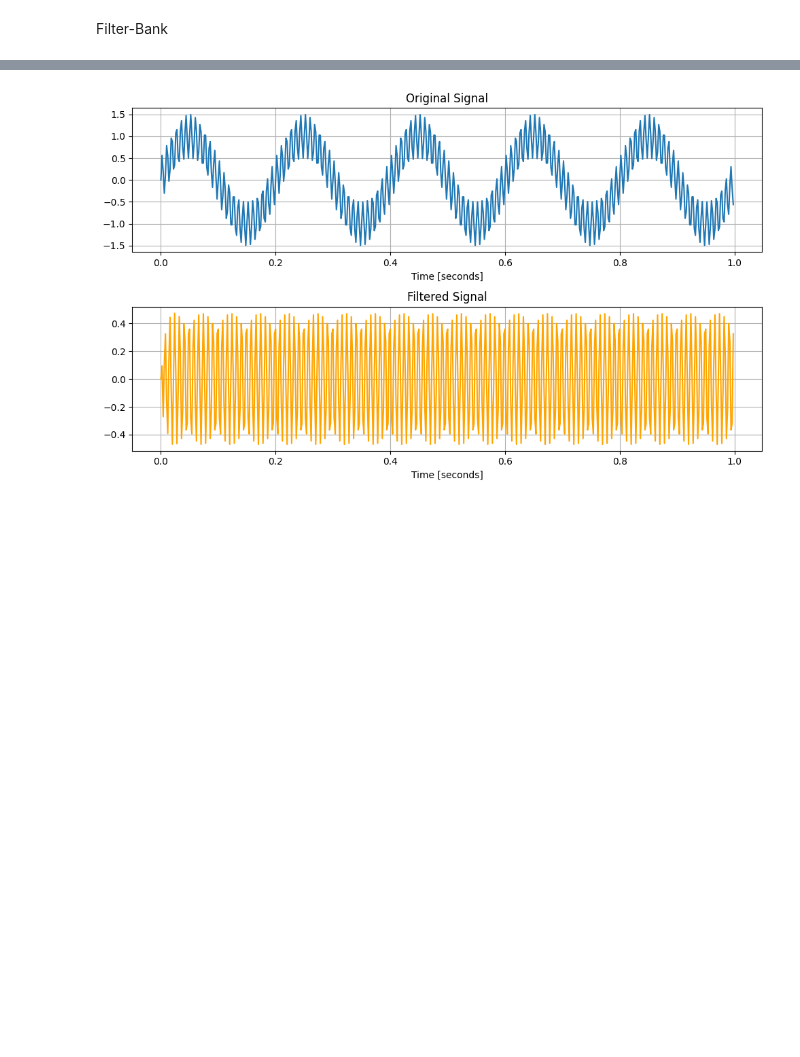
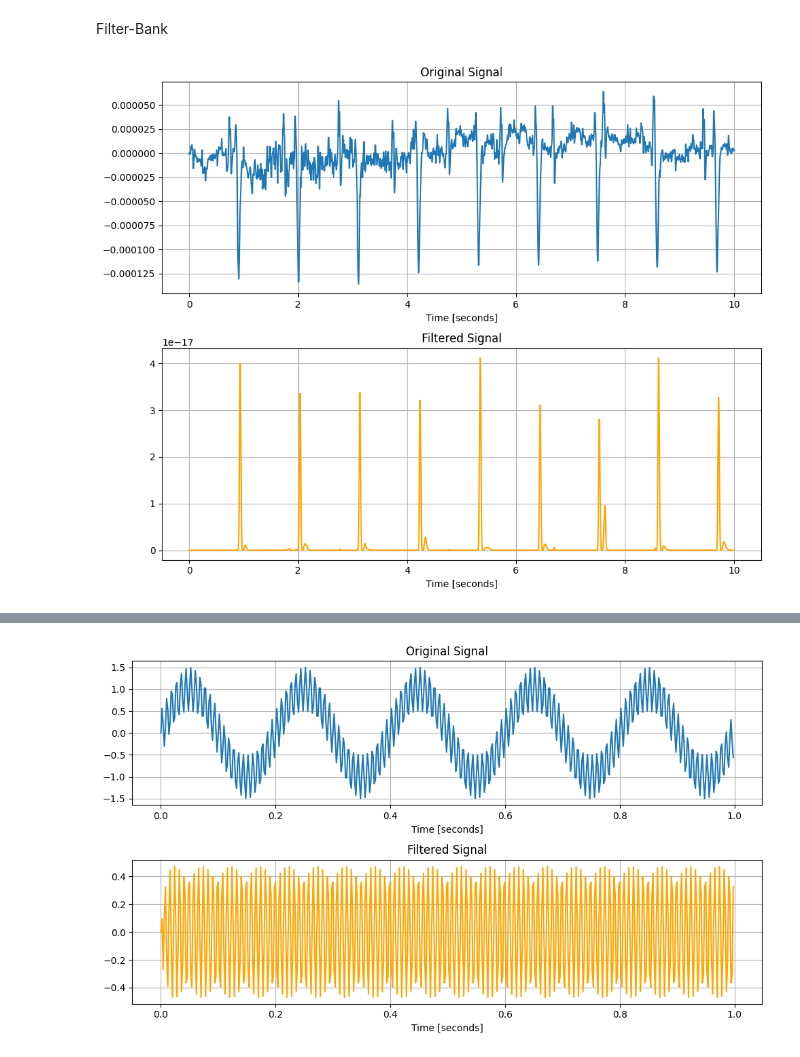
Before and after one commit to Opi-Nguyen/Extract-FetalECG-by-QRS-detection, a Jupyter notebook: notebook.ipynb, the cells around one changed output, grey strips where cells are left out. Drawn from its saved outputs; the diff is of its cells as text; code cells hidden in the pictures; blank space fills up the shorter version.

Commit message:
add completed module filter bank

```diff
--- a/notebook.ipynb
+++ b/notebook.ipynb
@@ -42,3 +3,42 @@ class DetectFQRS(object):
+# %%
+from modules.filterbank import FilterBank
+from modules.detectFQRS import DetectFQRS
+import numpy as np
+
+#get data
+raw_direct_fecg_data, raw_abdecg_data_c1, _, _, _ = np.loadtxt('r04.csv', delimiter=',', unpack=True).tolist()
+data = np.asarray(raw_abdecg_data_c1)
+crop_data = data[7000:12000]
+
+#config params, attr
+frequency_sampling = 1000
+FQRS_detector = DetectFQRS(frequency_sampling=frequency_sampling, data=crop_data)
+
+preprocessed_data = FQRS_detector.preprocess(data=crop_data, cutoff_low=15, cutoff_high=2, filter_order=2)
+# %%
+import matplotlib.pyplot as plt
+
+time_len = 5000
+t = np.linspace(0, 10, int(time_len), endpoint=False)
+len(t)
+
+
+plt.figure(figsize=(10, 8))
+plt.subplot(2, 1, 1)
+plt.plot(t, crop_data, label='Original signal')
+plt.title('Original Signal')
+plt.xlabel('Time [seconds]')
+plt.grid()
+
+plt.subplot(2, 1, 2)
+plt.plot(t, preprocessed_data**2, label='Filtered signal (high-pass)', color='orange')
+plt.title('Filtered Signal')
+plt.xlabel('Time [seconds]')
+plt.grid()
+plt.tight_layout()
+plt.show()
+# %% [output]
+[figure, added]
 # %%
 import numpy as np
 import matplotlib.pyplot as plt
```
Also changed, not shown: parts of 2 cells of this notebook, 21 other files.
